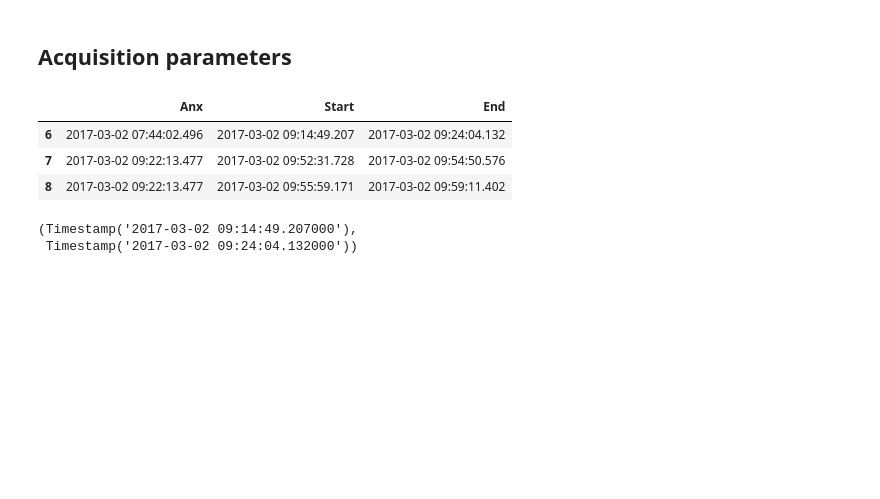
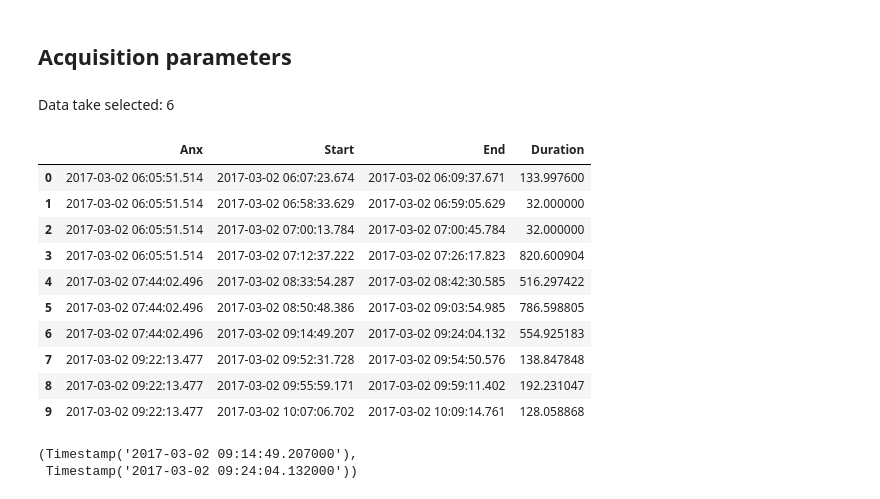
Before and after one commit to lmar76/biomassnb, a Jupyter notebook: TDS/TDS.ipynb, the cells around one changed output. Cells and saved outputs as stored; diff of their text form; code cells hidden in the pictures; blank space fills up the shorter version.

```diff
--- a/TDS/TDS.ipynb
+++ b/TDS/TDS.ipynb
@@ -70,13 +70,22 @@ simulation.head(10)
 10 rows × 30 columns
 # %% [markdown]
 ## Acquisition parameters
+# %% [markdown]
+Data take selected: 6
 # %%
-simulation[6:9][['Anx', 'Start', 'End']]
+simulation[['Anx', 'Start', 'End', 'Duration']].head(10)
 # %% [output]
-|  | Anx | Start | End |
-| 6 | 2017-03-02 07:44:02.496 | 2017-03-02 09:14:49.207 | 2017-03-02 09:24:04.132 |
-| 7 | 2017-03-02 09:22:13.477 | 2017-03-02 09:52:31.728 | 2017-03-02 09:54:50.576 |
-| 8 | 2017-03-02 09:22:13.477 | 2017-03-02 09:55:59.171 | 2017-03-02 09:59:11.402 |
+|  | Anx | Start | End | Duration |
+| 0 | 2017-03-02 06:05:51.514 | 2017-03-02 06:07:23.674 | 2017-03-02 06:09:37.671 | 133.997600 |
+| 1 | 2017-03-02 06:05:51.514 | 2017-03-02 06:58:33.629 | 2017-03-02 06:59:05.629 | 32.000000 |
+| 2 | 2017-03-02 06:05:51.514 | 2017-03-02 07:00:13.784 | 2017-03-02 07:00:45.784 | 32.000000 |
+| 3 | 2017-03-02 06:05:51.514 | 2017-03-02 07:12:37.222 | 2017-03-02 07:26:17.823 | 820.600904 |
+| 4 | 2017-03-02 07:44:02.496 | 2017-03-02 08:33:54.287 | 2017-03-02 08:42:30.585 | 516.297422 |
+| 5 | 2017-03-02 07:44:02.496 | 2017-03-02 08:50:48.386 | 2017-03-02 09:03:54.985 | 786.598805 |
+| 6 | 2017-03-02 07:44:02.496 | 2017-03-02 09:14:49.207 | 2017-03-02 09:24:04.132 | 554.925183 |
+| 7 | 2017-03-02 09:22:13.477 | 2017-03-02 09:52:31.728 | 2017-03-02 09:54:50.576 | 138.847848 |
+| 8 | 2017-03-02 09:22:13.477 | 2017-03-02 09:55:59.171 | 2017-03-02 09:59:11.402 | 192.231047 |
+| 9 | 2017-03-02 09:22:13.477 | 2017-03-02 10:07:06.702 | 2017-03-02 10:09:14.761 | 128.058868 |
 # %%
 data_take_start = simulation.loc[6, 'Start']
 data_take_stop = simulation.loc[6, 'End']
```
Also changed, not shown: parts of 7 cells of this notebook.
